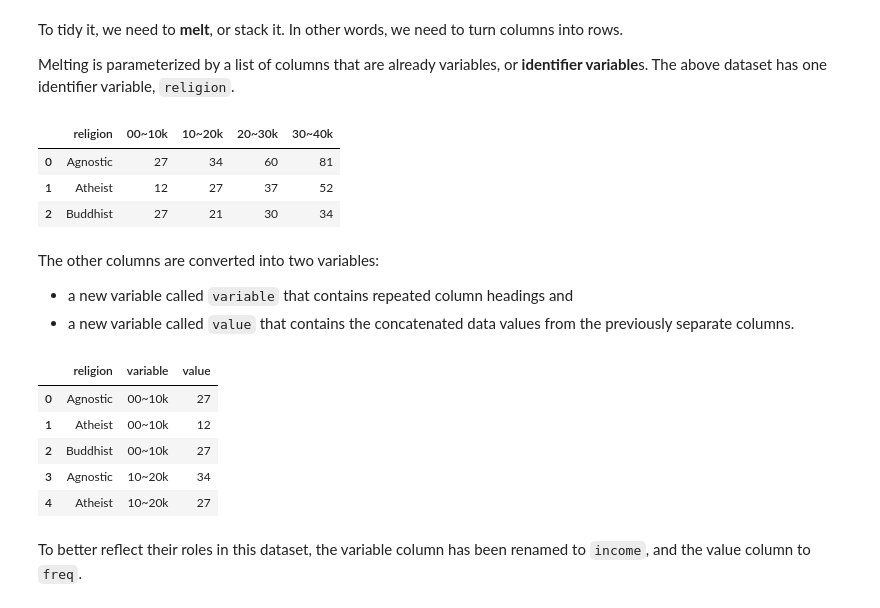
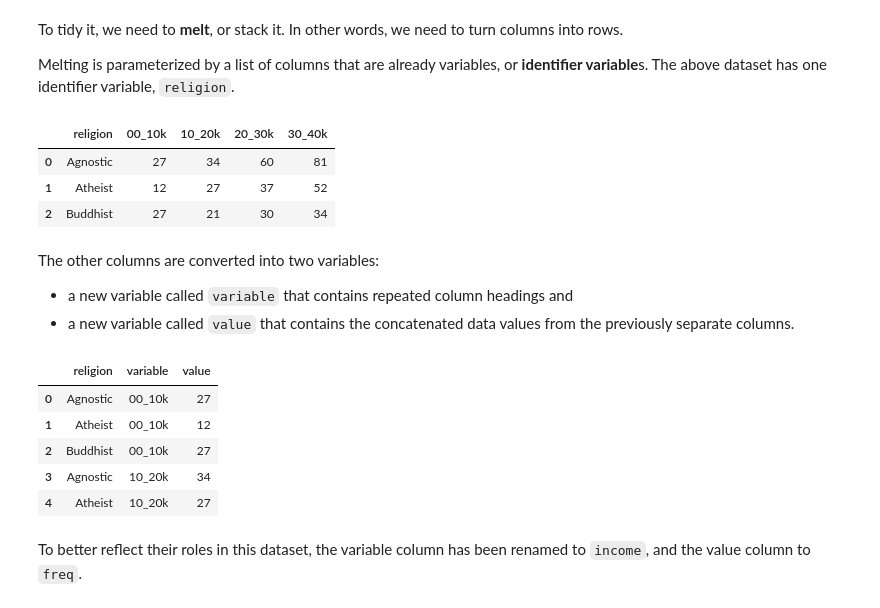
Before and after one commit to toshiro-en-miyamoto/dsci, a Jupyter notebook: basics/tidying-data.ipynb, the cells around one changed output. Cells and saved outputs as stored; diff of their text form; code cells hidden in the pictures.

```diff
--- a/basics/tidying-data.ipynb
+++ b/basics/tidying-data.ipynb
@@ -93,7 +93,7 @@ A common type of messy dataset is tabular data designed for presentation, where
 (For example, suppose that a particular study is interested in characteristics such as age, gender, marital status, and annual income for a sample of 100 individuals. These characteristics would be called the **variables** of the study, and data values for each of the variables would be associated with each individual. Thus, the data **values** of 28, male, single, and `$30,000` would be recorded for a 28-year-old single male with an annual income of `$30,000`. With 100 individuals and 4 variables, the data set would have `100 × 4 = 400` items. [[Statistics, Britannica Kids](https://www.britannica.com/science/statistics)])
 # %%
 ir = pd.DataFrame(
-    columns = ['00~10k', '10~20k', '20~30k', '30~40k'],
+    columns = ['00_10k', '10_20k', '20_30k', '30_40k'],
     index = ['Agnostic', 'Atheist', 'Buddhist'],
     data = pd.array([
         [ 27, 34, 60, 81 ],
@@ -127,9 +127,13 @@ To tidy it, we need to **melt**, or stack it. In other words, we need to turn co
 
 Melting is parameterized by a list of columns that are already variables, or **identifier variable**s. The above dataset has one identifier variable, `religion`.
 # %%
-ir.rename_axis('religion').reset_index().head()
+(ir
+    .rename_axis('religion', axis=0)
+    .reset_index()
+    .head()
+)
 # %% [output]
-|  | religion | 00~10k | 10~20k | 20~30k | 30~40k |
+|  | religion | 00_10k | 10_20k | 20_30k | 30_40k |
 | 0 | Agnostic | 27 | 34 | 60 | 81 |
 | 1 | Atheist | 12 | 27 | 37 | 52 |
 | 2 | Buddhist | 27 | 21 | 30 | 34 |
@@ -138,16 +142,19 @@ The other columns are converted into two variables:
 - a new variable called `variable` that contains repeated column headings and
 - a new variable called `value` that contains the concatenated data values from the previously separate columns.
 # %%
-ir.rename_axis('religion').reset_index().melt(
-    id_vars = 'religion',
-).head()
+(ir
+    .rename_axis('religion', axis=0)
+    .reset_index()
+    .melt(id_vars = 'religion')
+    .head()
+)
 # %% [output]
 |  | religion | variable | value |
-| 0 | Agnostic | 00~10k | 27 |
-| 1 | Atheist | 00~10k | 12 |
-| 2 | Buddhist | 00~10k | 27 |
-| 3 | Agnostic | 10~20k | 34 |
-| 4 | Atheist | 10~20k | 27 |
+| 0 | Agnostic | 00_10k | 27 |
+| 1 | Atheist | 00_10k | 12 |
+| 2 | Buddhist | 00_10k | 27 |
+| 3 | Agnostic | 10_20k | 34 |
+| 4 | Atheist | 10_20k | 27 |
 # %% [markdown]
 To better reflect their roles in this dataset, the variable column has been renamed to `income`, and the value column to `freq`.
 # %%
```
Also changed, not shown: parts of 33 cells of this notebook.
